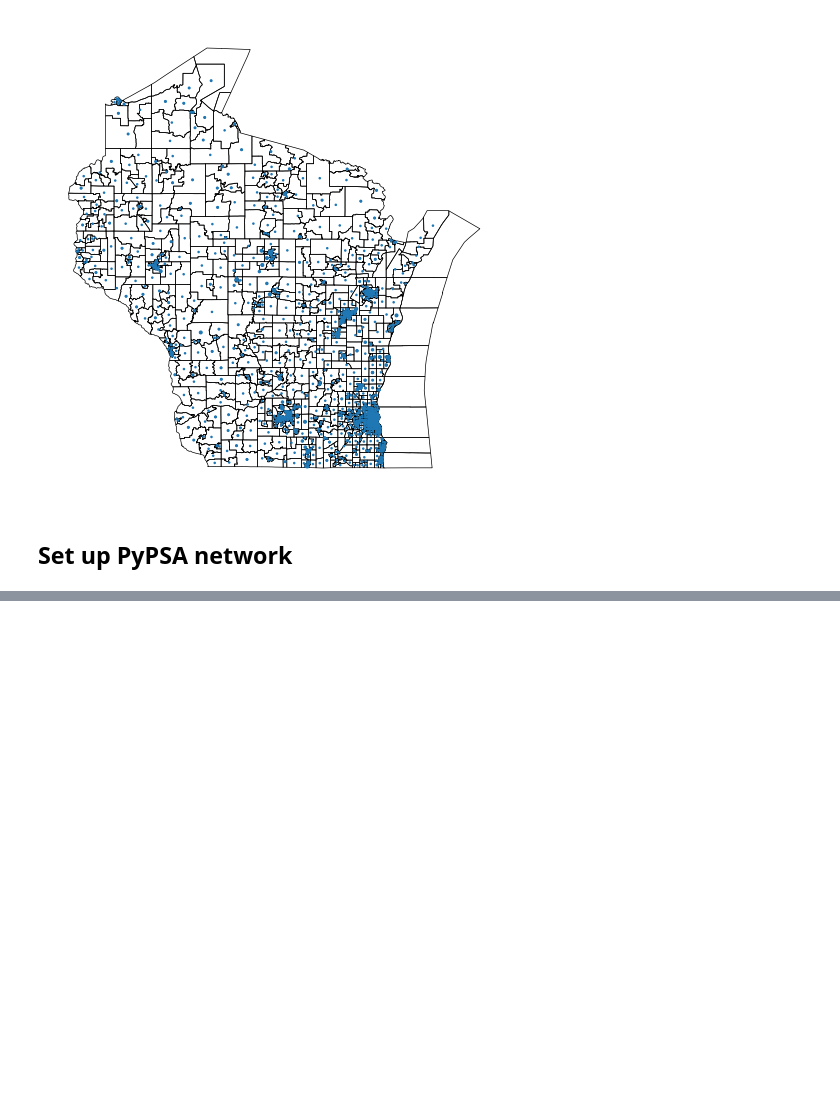
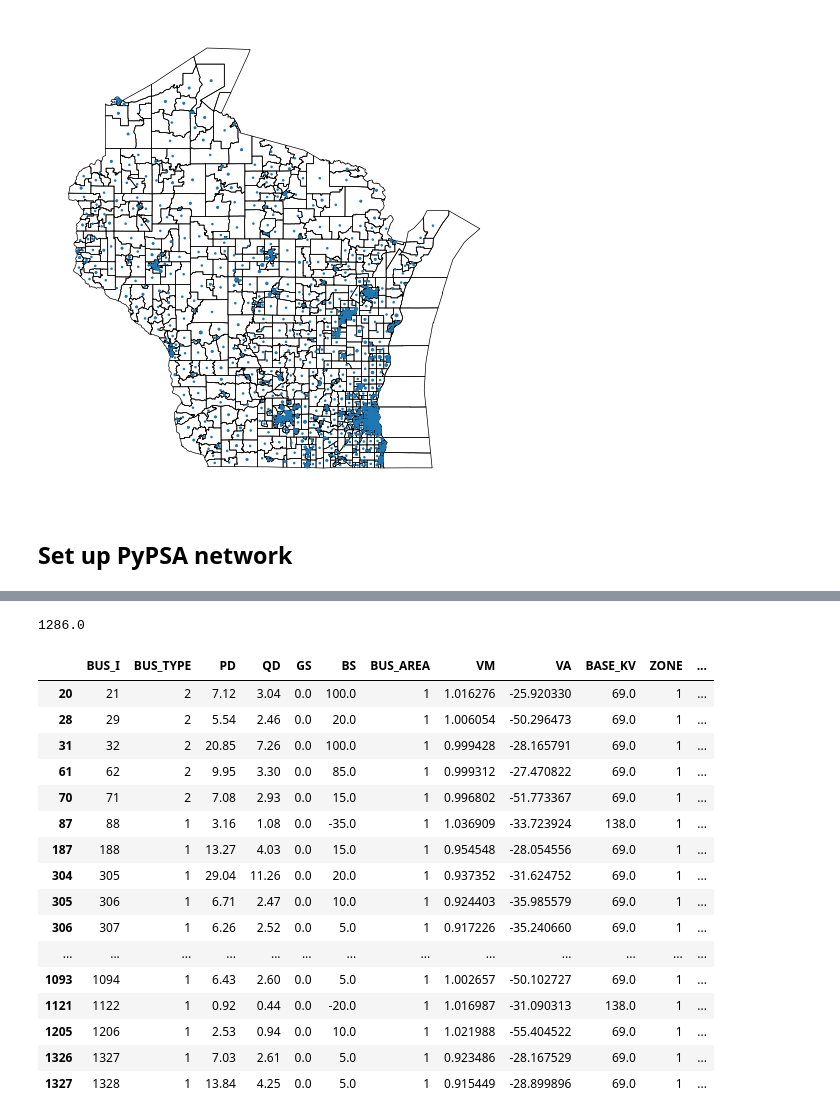
Before and after one commit to samgdotson/energy-lab, a Jupyter notebook: Midwest24k/notebooks/read_matpower.ipynb, the cells around one changed output, grey strips where cells are left out. Drawn from its saved outputs; the diff is of its cells as text; code cells hidden in the pictures; blank space fills up the shorter version.

```diff
--- a/Midwest24k/notebooks/read_matpower.ipynb
+++ b/Midwest24k/notebooks/read_matpower.ipynb
@@ -315 +335,25 @@ for i, row in tqdm(components['bus'].iterrows()):
+# %%
+n.generators.p_nom.max()
+# %% [output]
+1286.0
+# %%
+components['bus'].loc[components['bus']['BS']!=0]
+# %% [output]
+|  | BUS_I | BUS_TYPE | PD | QD | GS | BS | BUS_AREA | VM | VA | BASE_KV | ZONE | ... |
+| 20 | 21 | 2 | 7.12 | 3.04 | 0.0 | 100.0 | 1 | 1.016276 | -25.920330 | 69.0 | 1 | ... |
+| 28 | 29 | 2 | 5.54 | 2.46 | 0.0 | 20.0 | 1 | 1.006054 | -50.296473 | 69.0 | 1 | ... |
+| 31 | 32 | 2 | 20.85 | 7.26 | 0.0 | 100.0 | 1 | 0.999428 | -28.165791 | 69.0 | 1 | ... |
+| 61 | 62 | 2 | 9.95 | 3.30 | 0.0 | 85.0 | 1 | 0.999312 | -27.470822 | 69.0 | 1 | ... |
+| 70 | 71 | 2 | 7.08 | 2.93 | 0.0 | 15.0 | 1 | 0.996802 | -51.773367 | 69.0 | 1 | ... |
+| 87 | 88 | 1 | 3.16 | 1.08 | 0.0 | -35.0 | 1 | 1.036909 | -33.723924 | 138.0 | 1 | ... |
+| 187 | 188 | 1 | 13.27 | 4.03 | 0.0 | 15.0 | 1 | 0.954548 | -28.054556 | 69.0 | 1 | ... |
+| 304 | 305 | 1 | 29.04 | 11.26 | 0.0 | 20.0 | 1 | 0.937352 | -31.624752 | 69.0 | 1 | ... |
+| 305 | 306 | 1 | 6.71 | 2.47 | 0.0 | 10.0 | 1 | 0.924403 | -35.985579 | 69.0 | 1 | ... |
+| 306 | 307 | 1 | 6.26 | 2.52 | 0.0 | 5.0 | 1 | 0.917226 | -35.240660 | 69.0 | 1 | ... |
+| ... | ... | ... | ... | ... | ... | ... | ... | ... | ... | ... | ... | ... |
+| 1093 | 1094 | 1 | 6.43 | 2.60 | 0.0 | 5.0 | 1 | 1.002657 | -50.102727 | 69.0 | 1 | ... |
+| 1121 | 1122 | 1 | 0.92 | 0.44 | 0.0 | -20.0 | 1 | 1.016987 | -31.090313 | 138.0 | 1 | ... |
+| 1205 | 1206 | 1 | 2.53 | 0.94 | 0.0 | 10.0 | 1 | 1.021988 | -55.404522 | 69.0 | 1 | ... |
+| 1326 | 1327 | 1 | 7.03 | 2.61 | 0.0 | 5.0 | 1 | 0.923486 | -28.167529 | 69.0 | 1 | ... |
+| 1327 | 1328 | 1 | 13.84 | 4.25 | 0.0 | 5.0 | 1 | 0.915449 | -28.899896 | 69.0 | 1 | ... |
 # %%
```
Also changed, not shown: parts of 12 cells of this notebook.
